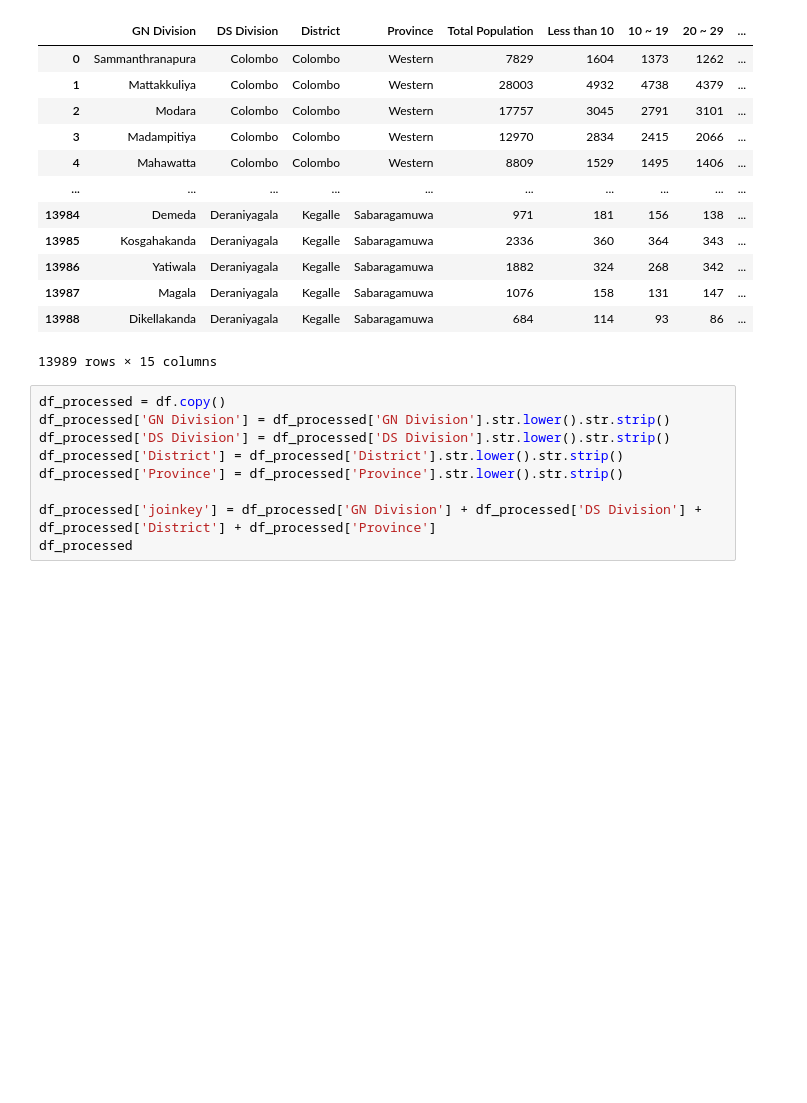
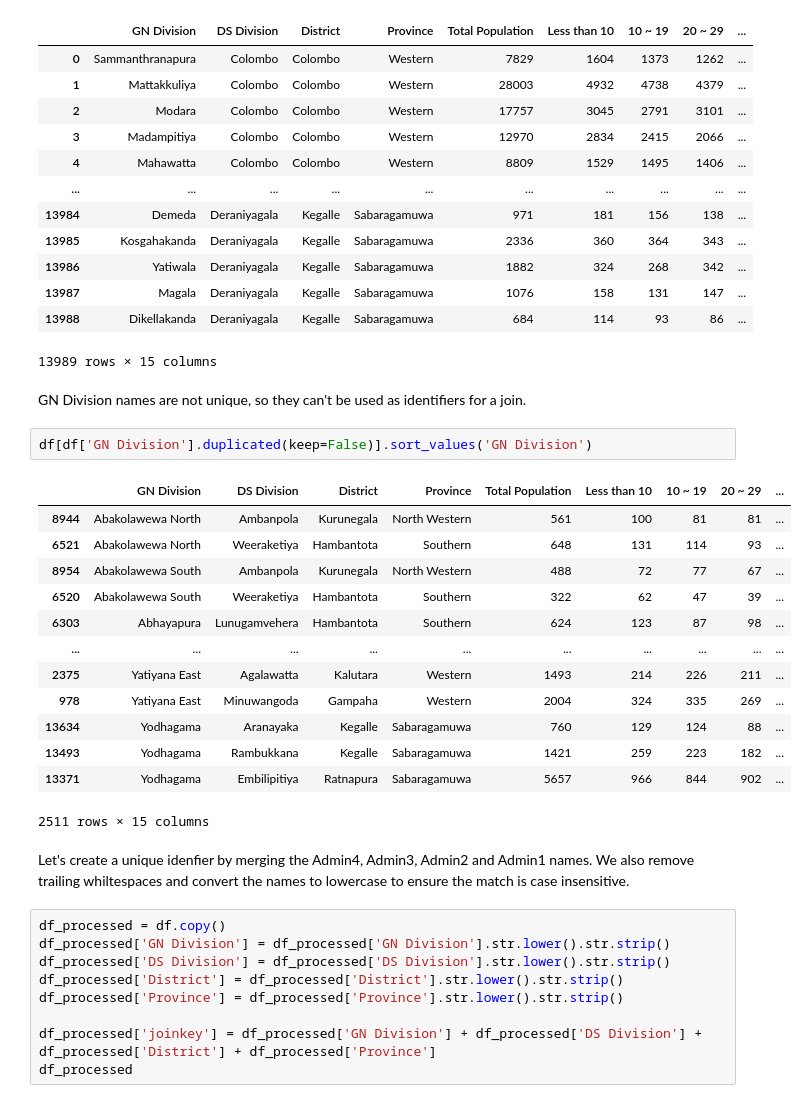
Before and after one commit to spatialthoughts/python-tutorials, a Jupyter notebook: performing_table_joins.ipynb, the cells around one changed output. Cells and saved outputs as stored; diff of their text form; blank space fills up the shorter version.

```diff
--- a/performing_table_joins.ipynb
+++ b/performing_table_joins.ipynb
@@ -91,6 +93,26 @@ df
 | 13987 | Magala | Deraniyagala | Kegalle | Sabaragamuwa | 1076 | 158 | 131 | 147 | ... |
 | 13988 | Dikellakanda | Deraniyagala | Kegalle | Sabaragamuwa | 684 | 114 | 93 | 86 | ... |
 13989 rows × 15 columns
+# %% [markdown]
+GN Division names are not unique, so they can't be used as identifiers for a join.
+# %%
+df[df['GN Division'].duplicated(keep=False)].sort_values('GN Division')
+# %% [output]
+|  | GN Division | DS Division | District | Province | Total Population | Less than 10 | 10 ~ 19 | 20 ~ 29 | ... |
+| 8944 | Abakolawewa North | Ambanpola | Kurunegala | North Western | 561 | 100 | 81 | 81 | ... |
+| 6521 | Abakolawewa North | Weeraketiya | Hambantota | Southern | 648 | 131 | 114 | 93 | ... |
+| 8954 | Abakolawewa South | Ambanpola | Kurunegala | North Western | 488 | 72 | 77 | 67 | ... |
+| 6520 | Abakolawewa South | Weeraketiya | Hambantota | Southern | 322 | 62 | 47 | 39 | ... |
+| 6303 | Abhayapura | Lunugamvehera | Hambantota | Southern | 624 | 123 | 87 | 98 | ... |
+| ... | ... | ... | ... | ... | ... | ... | ... | ... | ... |
+| 2375 | Yatiyana East | Agalawatta | Kalutara | Western | 1493 | 214 | 226 | 211 | ... |
+| 978 | Yatiyana East | Minuwangoda | Gampaha | Western | 2004 | 324 | 335 | 269 | ... |
+| 13634 | Yodhagama | Aranayaka | Kegalle | Sabaragamuwa | 760 | 129 | 124 | 88 | ... |
+| 13493 | Yodhagama | Rambukkana | Kegalle | Sabaragamuwa | 1421 | 259 | 223 | 182 | ... |
+| 13371 | Yodhagama | Embilipitiya | Ratnapura | Sabaragamuwa | 5657 | 966 | 844 | 902 | ... |
+2511 rows × 15 columns
+# %% [markdown]
+Let's create a unique idenfier by merging the Admin4, Admin3, Admin2 and Admin1 names. We also remove trailing whiltespaces and convert the names to lowercase to ensure the match is case insensitive.
 # %%
 df_processed = df.copy()
 df_processed['GN Division'] = df_processed['GN Division'].str.lower().str.strip()
```
Also changed, not shown: parts of 12 cells of this notebook.
